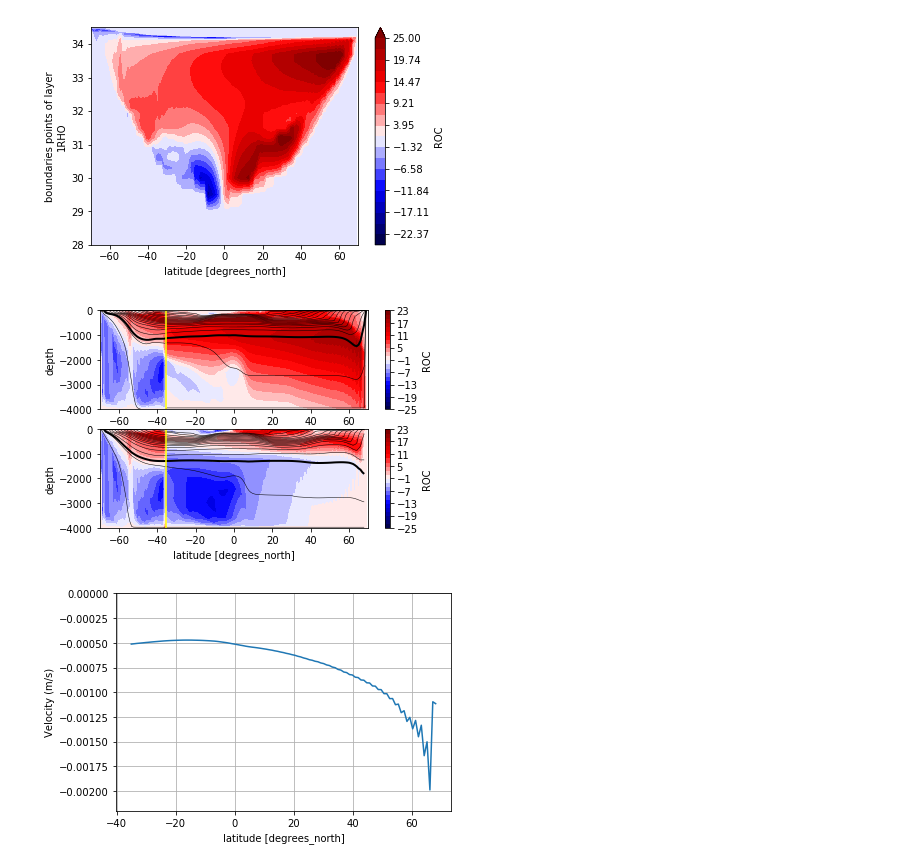
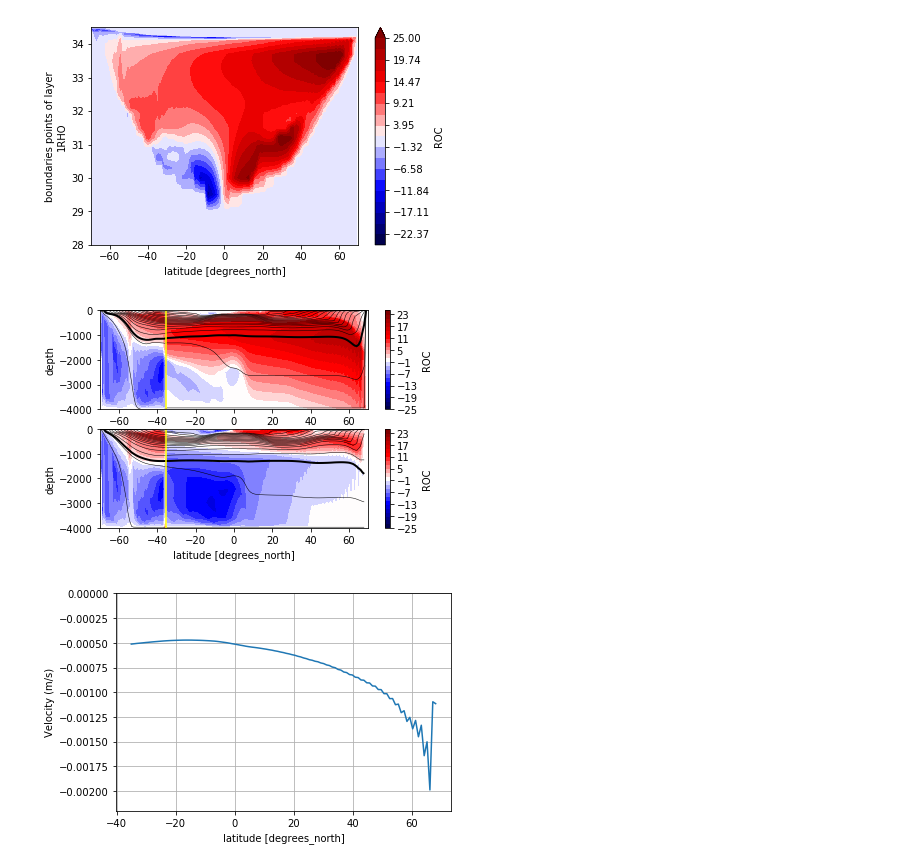
Before and after one commit to cspencerjones/tracers_two_basin, a Jupyter notebook: layers.ipynb, the cells around one changed output. Cells and saved outputs as stored; diff of their text form; code cells hidden in the pictures.

```diff
--- a/layers.ipynb
+++ b/layers.ipynb
@@ -60,32 +60,32 @@ ROC_pac.name='ROC'
 # %%
 fig = plt.figure()
 plt.subplot(2, 1, 1)
 b = ROC_atl.copy()
 b[:,0:35]=ROC_tot[:,0:35].copy()
 b.coords['depth']=-layers_depth_atlmix
-(b/10**6).plot.contourf(x='YG',y='depth',vmin=-25,vmax=25,xlim=(-70,70),ylim=(-4000,0),levels=np.arange(-25,25,2), cmap='seismic')
+(b/10**6).plot.contourf(x='YG',y='depth',vmin=-25,vmax=25,xlim=(-70,70),ylim=(-4000,0),levels=np.arange(-25,25.1,2), cmap='seismic')
 layer_1RHO_center_new = xr.DataArray(layers_depth_atl, dims=['layer_1RHO_bounds','YG'], coords={'layer_1RHO_bounds': ds.layer_1RHO_bounds,'YG':ds.YG})
 layer2D,_=(xr.broadcast(-9.81*(ds.layer_1RHO_bounds-35)/1035, ds.YG))
 layer2D.coords['depth']=(-layer_1RHO_center_new)
 layer2D.plot.contour(x='YG',y='depth',levels=np.arange(0,0.04,0.002),colors='black',linewidths=0.5)
 layer2D.plot.contour(x='YG',y='depth',levels=np.arange(0.0085,0.4,0.2),colors='black',linewidths=2)
 plt.axvline(x=-35.5,color='yellow')
 
 plt.subplot(2, 1, 2)
 b = ROC_pac.copy()
 b[:,0:35]=ROC_tot[:,0:35].copy()
 b.coords['depth']=-layers_depth_pacmix
-(b/10**6).plot.contourf(x='YG',y='depth',vmin=-25,vmax=25,xlim=(-70,70),ylim=(-4000,0),levels=np.arange(-25,25,2),cmap='seismic')
+(b/10**6).plot.contourf(x='YG',y='depth',vmin=-25,vmax=25,xlim=(-70,70),ylim=(-4000,0),levels=np.arange(-25,25.1,2),cmap='seismic')
 layer_1RHO_center_new = xr.DataArray(layers_depth_pac, dims=['layer_1RHO_bounds','YG'], coords={'layer_1RHO_bounds': ds.layer_1RHO_bounds,'YG':ds.YG})
 layer2D,_=(xr.broadcast(-9.81*(ds.layer_1RHO_bounds-35)/1035, ds.YG))
 layer2D.coords['depth']=(-layer_1RHO_center_new)
 layer2D=layer2D.where(layer2D.YG<69)
 layer2D.plot.contour(x='YG',y='depth',levels=np.arange(0,0.04,0.002),colors='black',linewidths=0.5)
 layer2D.plot.contour(x='YG',y='depth',levels=np.arange(0.0085,0.4,0.2),colors='black',linewidths=2)
 plt.axvline(x=-35.5,color='yellow')
 fig.savefig('../tracer_figs/ROC.eps', bbox_inches='tight')
 # %% [output]
-[figure, old version]
+[figure, new version]
 # %%
 fig,ax=plt.subplots(1,1)
 (ds.LaVH1RHO[:,21:-1,36:-1,140:215].sum('layer_1RHO_center')/ds.LaHs1RHO[:,21:-1,36:-1,140:215].sum('layer_1RHO_center')).mean('time').mean('XC').plot()
```
Also changed, not shown: parts of 1 cell of this notebook, 1 other file.
